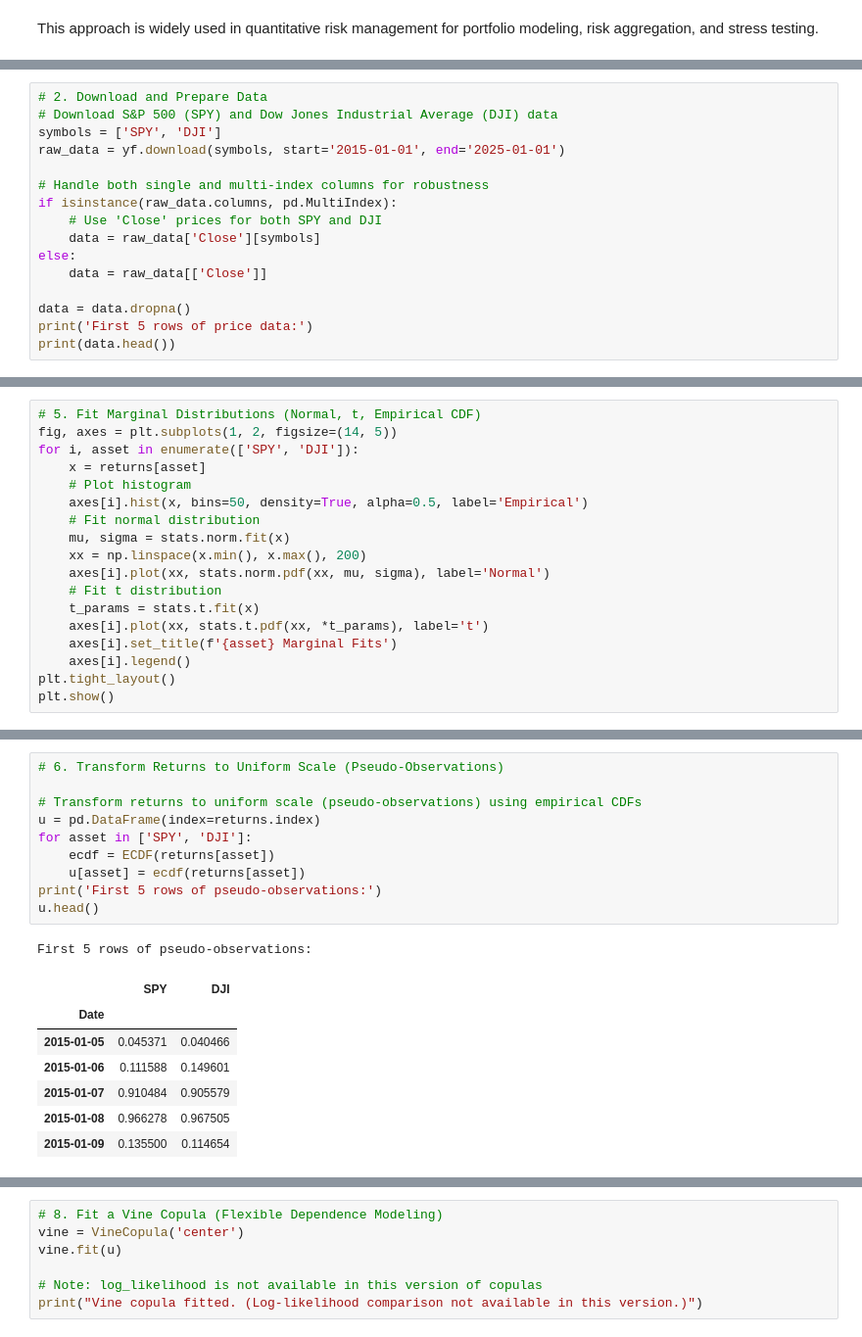
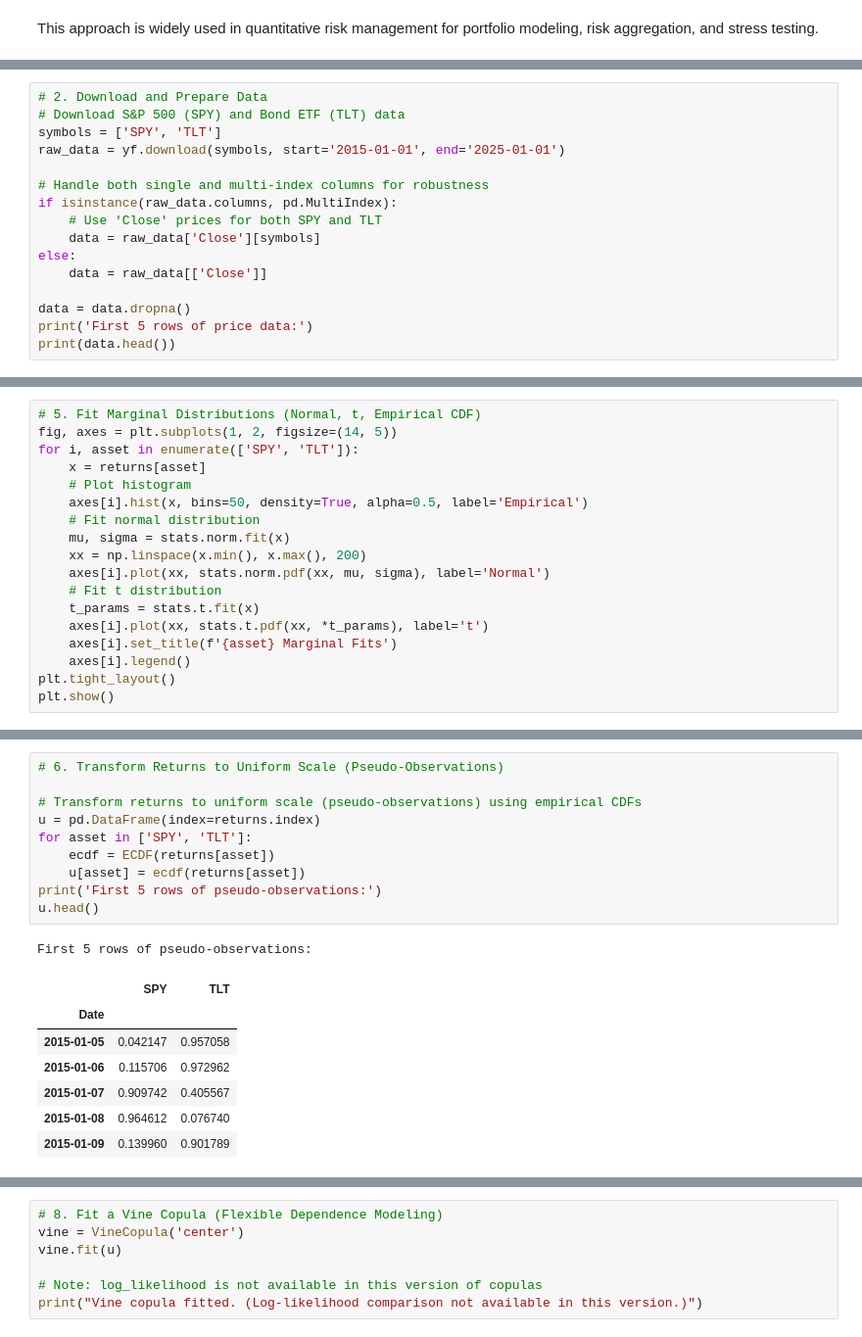
Before and after one commit to KadenC2026/2024-2025-Summer-Research, a Jupyter notebook: Sp500analysis.ipynb, the cells around one changed output, grey strips where cells are left out. Shown: that part at 98% size. Saved outputs shown, nothing was run; the diff lists cells and outputs as text.

```diff
--- a/Sp500analysis.ipynb
+++ b/Sp500analysis.ipynb
@@ -56,12 +56,12 @@ Requirement already satisfied: six>=1.5 in /usr/local/lib/python3.11/dist-packag
 # %%
 # 2. Download and Prepare Data
-# Download S&P 500 (SPY) and Dow Jones Industrial Average (DJI) data
-symbols = ['SPY', 'DJI']
+# Download S&P 500 (SPY) and Bond ETF (TLT) data
+symbols = ['SPY', 'TLT']
 raw_data = yf.download(symbols, start='2015-01-01', end='2025-01-01')
 
 # Handle both single and multi-index columns for robustness
 if isinstance(raw_data.columns, pd.MultiIndex):
-    # Use 'Close' prices for both SPY and DJI
+    # Use 'Close' prices for both SPY and TLT
     data = raw_data['Close'][symbols]
 else:
     data = raw_data[['Close']]
@@ -112,7 +112,7 @@ plt.show()
 # %%
 # 5. Fit Marginal Distributions (Normal, t, Empirical CDF)
 fig, axes = plt.subplots(1, 2, figsize=(14, 5))
-for i, asset in enumerate(['SPY', 'DJI']):
+for i, asset in enumerate(['SPY', 'TLT']):
     x = returns[asset]
     # Plot histogram
     axes[i].hist(x, bins=50, density=True, alpha=0.5, label='Empirical')
@@ -132,22 +132,22 @@ plt.show()
 # %%
 # 6. Transform Returns to Uniform Scale (Pseudo-Observations)
 
 # Transform returns to uniform scale (pseudo-observations) using empirical CDFs
 u = pd.DataFrame(index=returns.index)
-for asset in ['SPY', 'DJI']:
+for asset in ['SPY', 'TLT']:
     ecdf = ECDF(returns[asset])
     u[asset] = ecdf(returns[asset])
 print('First 5 rows of pseudo-observations:')
 u.head()
 # %% [output]
 First 5 rows of pseudo-observations:
-|  | SPY | DJI |
+|  | SPY | TLT |
 | Date |  |  |
-| 2015-01-05 | 0.045371 | 0.040466 |
-| 2015-01-06 | 0.111588 | 0.149601 |
-| 2015-01-07 | 0.910484 | 0.905579 |
-| 2015-01-08 | 0.966278 | 0.967505 |
-| 2015-01-09 | 0.135500 | 0.114654 |
+| 2015-01-05 | 0.042147 | 0.957058 |
+| 2015-01-06 | 0.115706 | 0.972962 |
+| 2015-01-07 | 0.909742 | 0.405567 |
+| 2015-01-08 | 0.964612 | 0.076740 |
+| 2015-01-09 | 0.139960 | 0.901789 |
 # %%
 # 7. Fit Gaussian Copula
 
```
Also changed, not shown: parts of 8 cells of this notebook.
